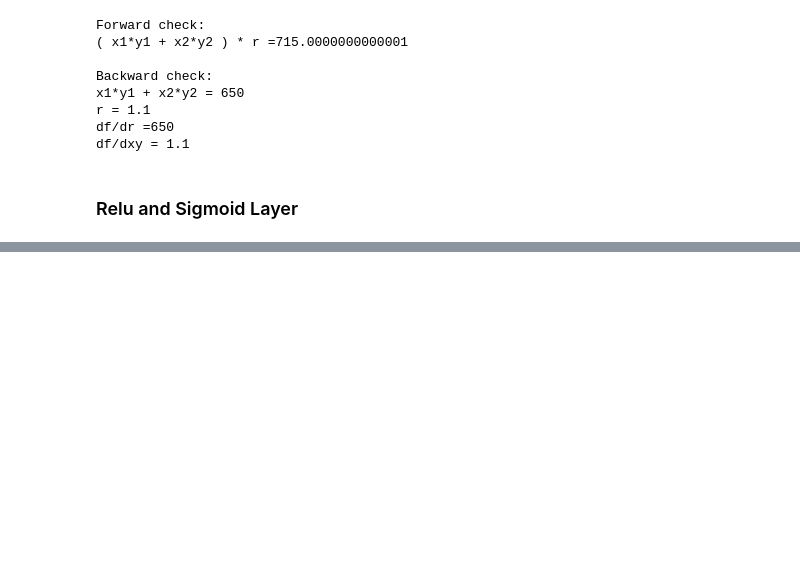
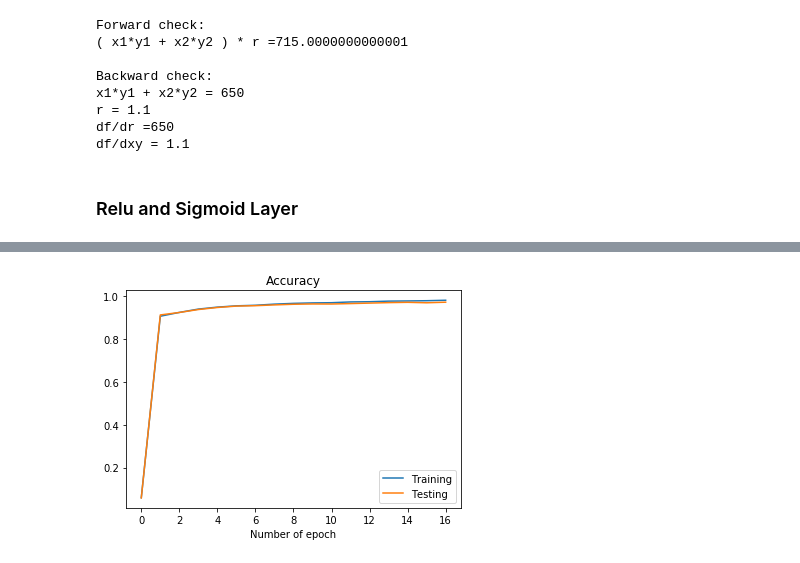
Before and after one commit to pochiehliu/CNN-for-Digit-Recognition, a Jupyter notebook: Step 3-2. NN and CNN (layer structure).ipynb, the cells around one changed output, grey strips where cells are left out. Saved outputs shown, nothing was run; the diff lists cells and outputs as text; code cells hidden in the pictures; blank space fills up the shorter version.

```diff
--- a/Step 3-2. NN and CNN (layer structure).ipynb
+++ b/Step 3-2. NN and CNN (layer structure).ipynb
@@ -225,0 +243,6 @@ class TwoLayerNet:
+# %%
+import os
+from mnist import MNIST
+mnidata = MNIST(os.getcwd()+'/Data')
+train_img, train_lab = mnidata.load_training()
+test_img, test_lab = mnidata.load_testing()
@@ -225,0 +265,3 @@ class TwoLayerNet:
+# %%
+# initiate two layer neural network
+network = TwoLayerNet(input_size=784, hidden_size=50, output_size=10)
@@ -225,0 +336,8 @@ class TwoLayerNet:
+# %%
+_ = plt.plot(train_acc_list)
+_ = plt.plot(test_acc_list)
+_ = plt.legend(['Training','Testing'])
+_ = plt.title('Accuracy')
+_ = plt.xlabel('Number of epoch')
+# %% [output]
+[figure, added]
```
Also changed, not shown: parts of 27 cells of this notebook.
